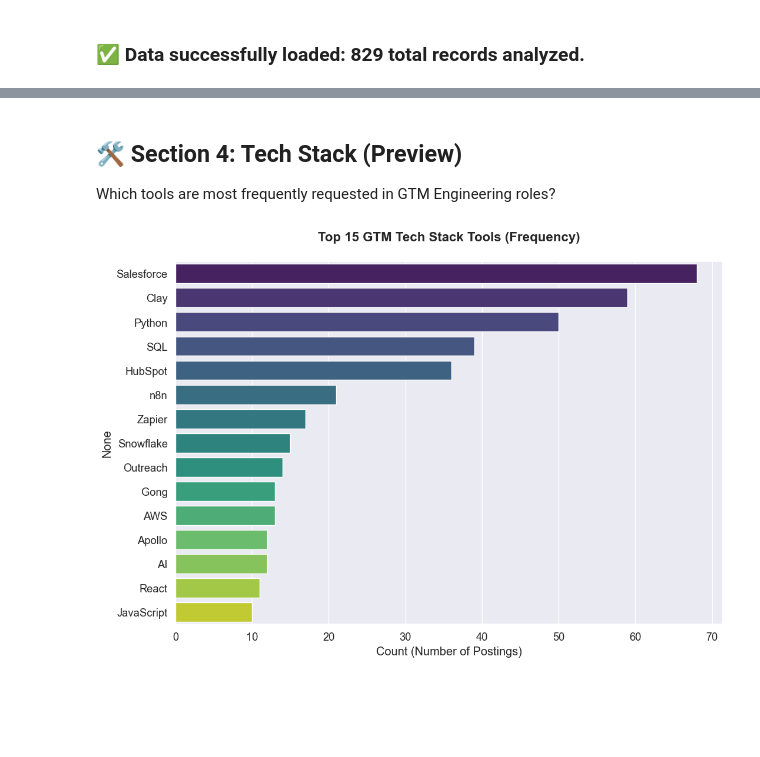
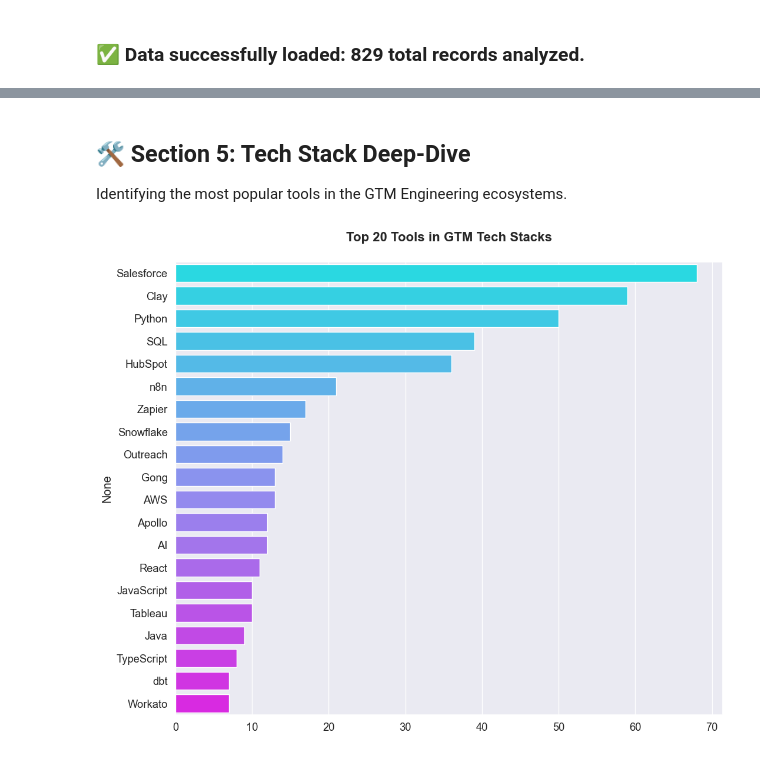
Before and after one commit to denis911/GTM-300-spartans-2026-builtin-jobs-analysis, a Jupyter notebook: analysis.ipynb, the cells around one changed output, grey strips where cells are left out. Saved outputs shown, nothing was run; the diff lists cells and outputs as text; code cells hidden in the pictures; blank space fills up the shorter version.

Commit message:
tables and README

```diff
--- a/analysis.ipynb
+++ b/analysis.ipynb
@@ -108,24 +84,13 @@ Analying base salary ranges across different seniority levels. This helps benchm
 # %%
-df_gtm["salary_min"] = pd.to_numeric(df_gtm["salary_min"], errors='coerce')
-df_gtm["salary_max"] = pd.to_numeric(df_gtm["salary_max"], errors='coerce')
-sal_df = df_gtm.dropna(subset=["salary_min", "salary_max", "seniority"])
-sal_df = sal_df[sal_df["salary_min"] > 1000] # Ignore low-value placeholders
-sal_df["avg_salary"] = (sal_df["salary_min"] + sal_df["salary_max"]) / 2
-
-seniority_order = ["Junior", "Mid", "Senior", "Lead", "Staff", "Manager", "Head"]
-current_order = [o for o in seniority_order if o in sal_df["seniority"].unique()]
+df_gtm["avg_salary"] = (pd.to_numeric(df_gtm["salary_min"], errors='coerce') + pd.to_numeric(df_gtm["salary_max"], errors='coerce')) / 2
+sal_df = df_gtm.dropna(subset=["avg_salary", "seniority"])
+sal_df = sal_df[sal_df["avg_salary"] > 1000]
+order = ["Junior", "Mid", "Senior", "Lead", "Staff", "Manager", "Head"]
+current_order = [o for o in order if o in sal_df["seniority"].unique()]
 
 plt.figure(figsize=(14, 8))
-sns.boxplot(data=sal_df, x="seniority", y="avg_salary", order=current_order, hue="seniority", palette="magma", legend=False)
-plt.title("GTM Technical Salary Benchmarks (Annual Base USD)", fontsize=16, fontweight='bold', pad=25)
-plt.ylabel("Base Salary (USD)")
-plt.xlabel("Seniority Level")
-plt.gca().yaxis.set_major_formatter(plt.FuncFormatter(lambda x, p: format(int(x), ',')))
+sns.boxplot(data=sal_df, x="seniority", y="avg_salary", order=current_order, hue="seniority", palette="cool", legend=False)
+plt.title("GTM Technical Salary Benchmarks", fontsize=16, fontweight='bold', pad=25)
 plt.savefig(os.path.join(CHART_DIR, "03_compensation_analysis.png"), bbox_inches='tight', dpi=300)
 plt.show()
-
-# Median Salary Table
-median_salaries = sal_df.groupby('seniority')['avg_salary'].median().reindex(current_order)
-print("\nMedian Salary by Seniority:")
-print(median_salaries.apply(lambda x: f"${x:,.0f}"))
 # %% [output]
@@ -143,17 +116,16 @@ Name: avg_salary, dtype: str
 # %% [markdown]
-## 🛠️ Section 4: Tech Stack (Preview)
-Which tools are most frequently requested in GTM Engineering roles?
+## 🛠️ Section 5: Tech Stack Deep-Dive
+Identifying the most popular tools in the GTM Engineering ecosystems.
 # %%
 all_tools = []
 for tools in df_gtm["tech_stack"].dropna():
     if isinstance(tools, list): all_tools.extend(tools)
+tool_counts = pd.Series(all_tools).value_counts().head(20)
 
-tool_counts = pd.Series(all_tools).value_counts().head(15)
-
-plt.figure(figsize=(12, 8))
-sns.barplot(x=tool_counts.values, y=tool_counts.index, hue=tool_counts.index, palette="viridis", legend=False)
-plt.title("Top 15 GTM Tech Stack Tools (Frequency)", fontsize=16, fontweight='bold', pad=25)
-plt.xlabel("Count (Number of Postings)")
+plt.figure(figsize=(12, 10))
+sns.barplot(x=tool_counts.values, y=tool_counts.index, hue=tool_counts.index, palette="cool", legend=False)
+plt.title("Top 20 Tools in GTM Tech Stacks", fontsize=16, fontweight='bold', pad=25)
+plt.savefig(os.path.join(CHART_DIR, "05_top_tools.png"), bbox_inches='tight', dpi=300)
 plt.show()
 # %% [output]
-[figure, old version]
+[figure, new version]
```
Also changed, not shown: parts of 18 cells of this notebook, 8 other files.
